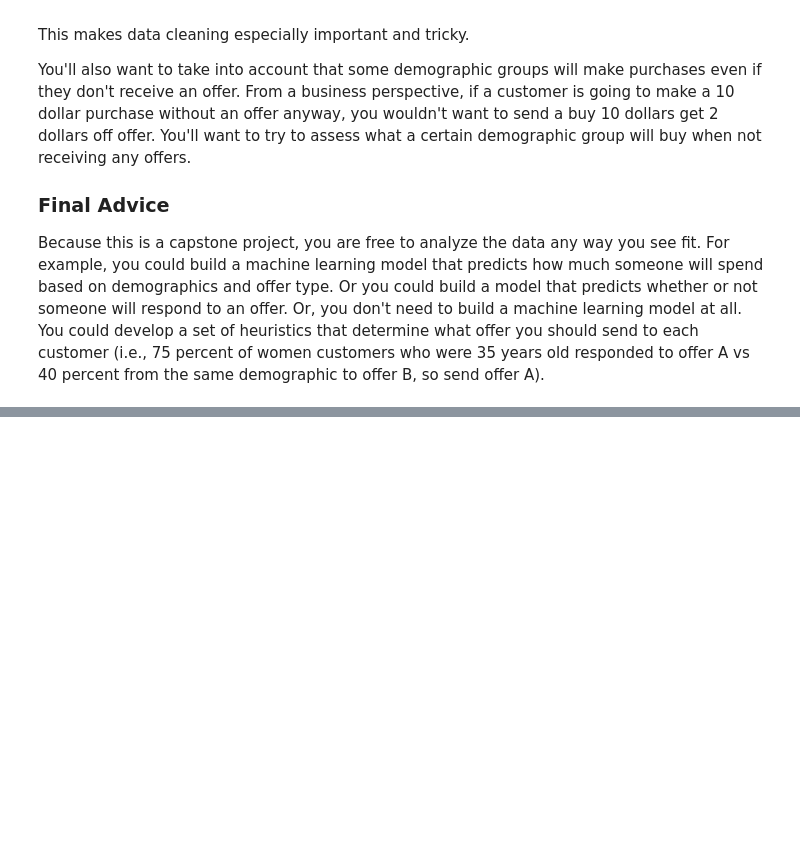
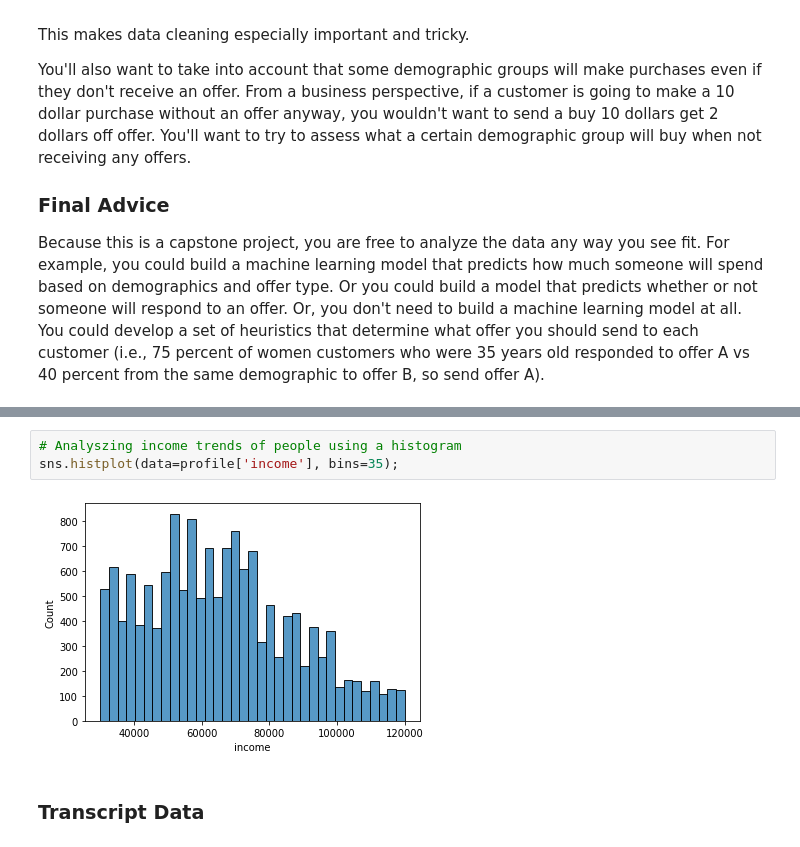
Before and after one commit to Ramshah1/Starbucks-Offers-Analysis, a Jupyter notebook: Starbucks_Capstone_notebook.ipynb, the cells around one changed output, grey strips where cells are left out. Saved outputs shown, nothing was run; the diff lists cells and outputs as text; blank space fills up the shorter version.

```diff
--- a/Starbucks_Capstone_notebook.ipynb
+++ b/Starbucks_Capstone_notebook.ipynb
@@ -92,0 +251,7 @@ pd.__version__
+# %%
+# Analyszing income trends of people using a histogram
+sns.histplot(data=profile['income'], bins=35);
+# %% [output]
+[figure, added]
+# %% [markdown]
+### Transcript Data
```
Also changed, not shown: parts of 35 cells of this notebook.
